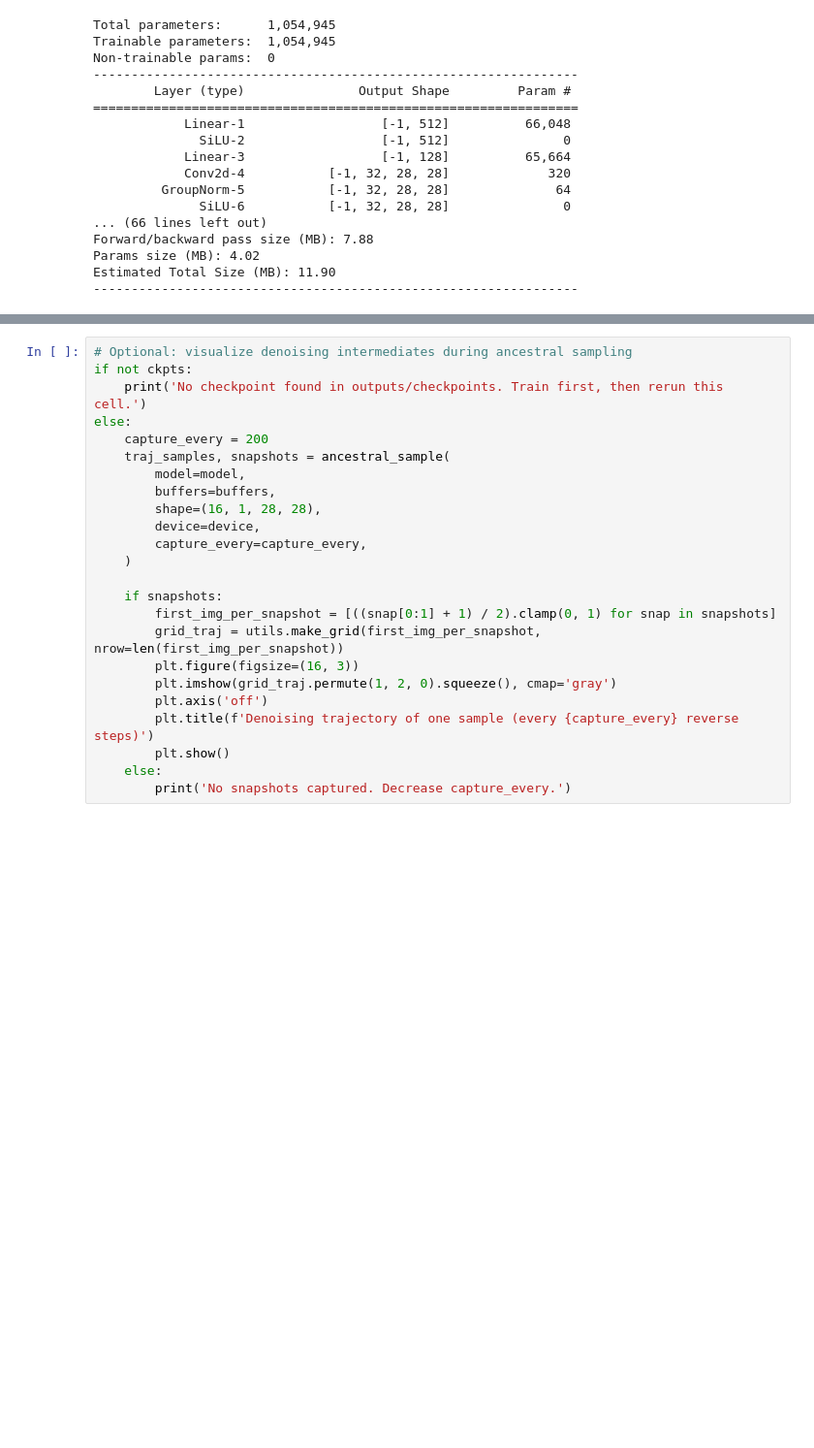
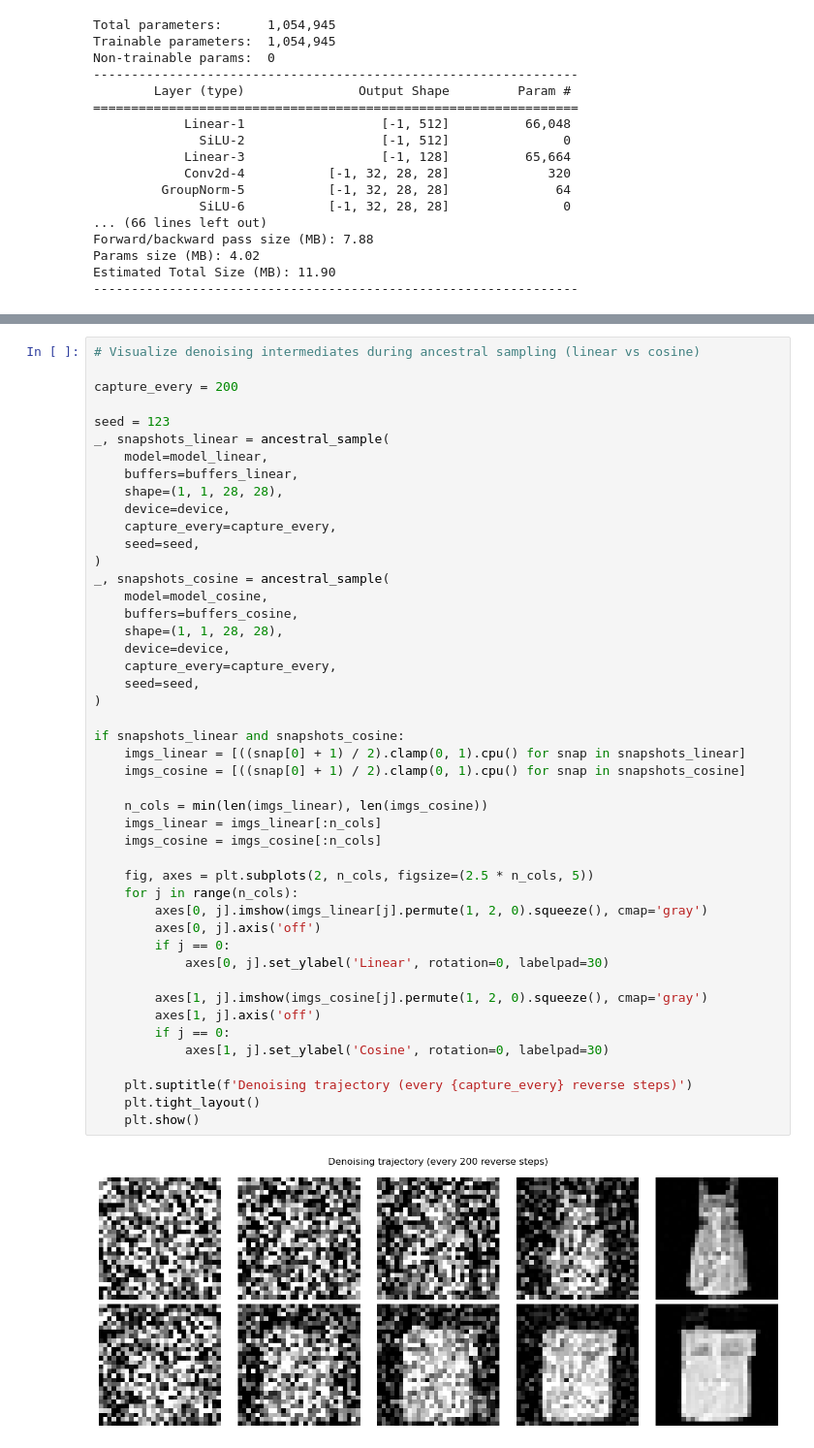
Before and after one commit to HaiderDawoodKhan/DDPM-From-Scratch, a Jupyter notebook: visualizations.ipynb, the cells around one changed output, grey strips where cells are left out. Shown at 97% size. Cells and saved outputs as stored; diff of their text form; blank space fills up the shorter version.

```diff
--- a/visualizations.ipynb
+++ b/visualizations.ipynb
@@ -245,24 +381,48 @@ else:
 # %%
-# Optional: visualize denoising intermediates during ancestral sampling
-if not ckpts:
-    print('No checkpoint found in outputs/checkpoints. Train first, then rerun this cell.')
-else:
-    capture_every = 200
-    traj_samples, snapshots = ancestral_sample(
-        model=model,
-        buffers=buffers,
-        shape=(16, 1, 28, 28),
-        device=device,
-        capture_every=capture_every,
-    )
+# Visualize denoising intermediates during ancestral sampling (linear vs cosine)
 
-    if snapshots:
-        first_img_per_snapshot = [((snap[0:1] + 1) / 2).clamp(0, 1) for snap in snapshots]
-        grid_traj = utils.make_grid(first_img_per_snapshot, nrow=len(first_img_per_snapshot))
-        plt.figure(figsize=(16, 3))
-        plt.imshow(grid_traj.permute(1, 2, 0).squeeze(), cmap='gray')
-        plt.axis('off')
-        plt.title(f'Denoising trajectory of one sample (every {capture_every} reverse steps)')
-        plt.show()
-    else:
-        print('No snapshots captured. Decrease capture_every.')
+capture_every = 200
+
+seed = 123
+_, snapshots_linear = ancestral_sample(
+    model=model_linear,
+    buffers=buffers_linear,
+    shape=(1, 1, 28, 28),
+    device=device,
+    capture_every=capture_every,
+    seed=seed,
+)
+_, snapshots_cosine = ancestral_sample(
+    model=model_cosine,
+    buffers=buffers_cosine,
+    shape=(1, 1, 28, 28),
+    device=device,
+    capture_every=capture_every,
+    seed=seed,
+)
+
+if snapshots_linear and snapshots_cosine:
+    imgs_linear = [((snap[0] + 1) / 2).clamp(0, 1).cpu() for snap in snapshots_linear]
+    imgs_cosine = [((snap[0] + 1) / 2).clamp(0, 1).cpu() for snap in snapshots_cosine]
+
+    n_cols = min(len(imgs_linear), len(imgs_cosine))
+    imgs_linear = imgs_linear[:n_cols]
+    imgs_cosine = imgs_cosine[:n_cols]
+
+    fig, axes = plt.subplots(2, n_cols, figsize=(2.5 * n_cols, 5))
+    for j in range(n_cols):
+        axes[0, j].imshow(imgs_linear[j].permute(1, 2, 0).squeeze(), cmap='gray')
+        axes[0, j].axis('off')
+        if j == 0:
+            axes[0, j].set_ylabel('Linear', rotation=0, labelpad=30)
+
+        axes[1, j].imshow(imgs_cosine[j].permute(1, 2, 0).squeeze(), cmap='gray')
+        axes[1, j].axis('off')
+        if j == 0:
+            axes[1, j].set_ylabel('Cosine', rotation=0, labelpad=30)
+
+    plt.suptitle(f'Denoising trajectory (every {capture_every} reverse steps)')
+    plt.tight_layout()
+    plt.show()
+# %% [output]
+[figure, added]
```
Also changed, not shown: parts of 21 cells of this notebook, 15 other files.
